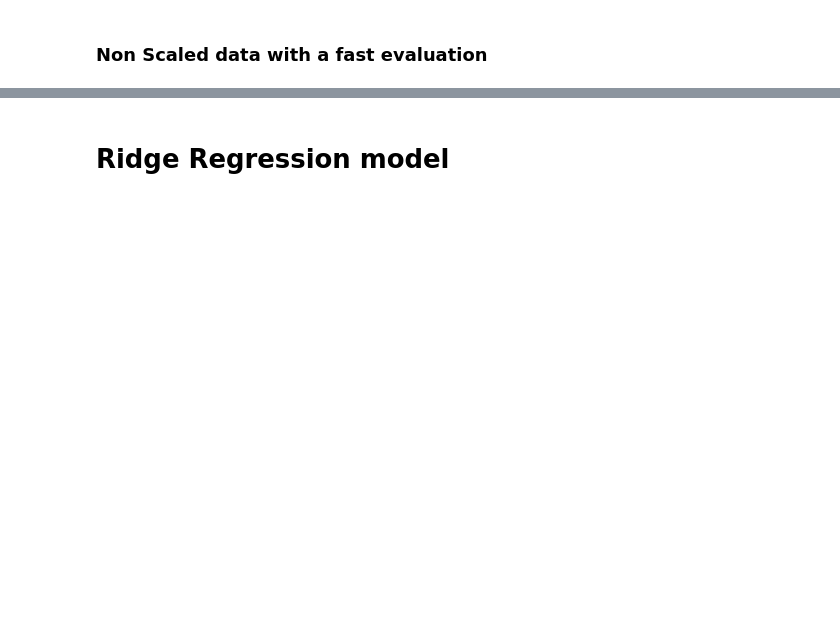
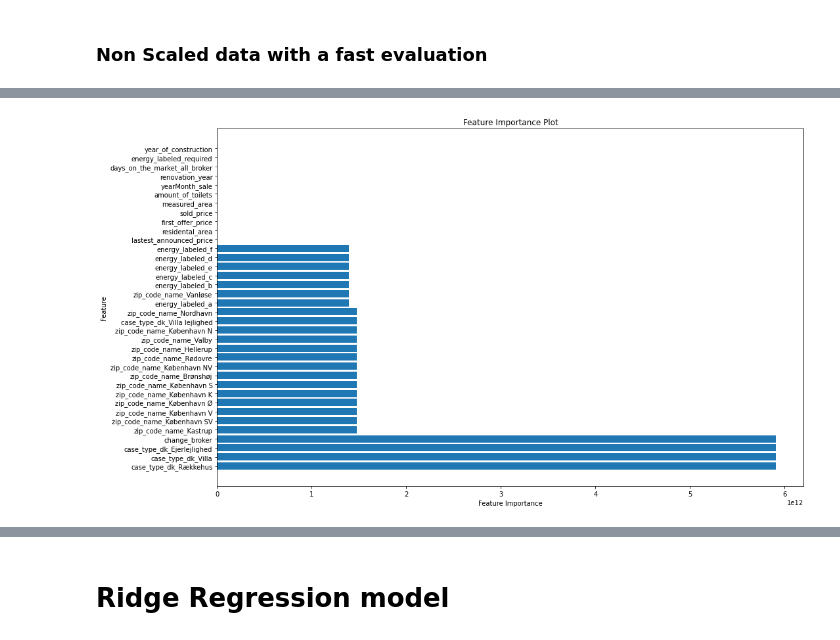
Before and after one commit to FontanaPedro/DBA-Project, a Jupyter notebook: Code_Machine_learning_process.ipynb, the cells around one changed output, grey strips where cells are left out. Saved outputs shown, nothing was run; the diff lists cells and outputs as text; code cells hidden in the pictures; blank space fills up the shorter version.

```diff
--- a/Code_Machine_learning_process.ipynb
+++ b/Code_Machine_learning_process.ipynb
@@ -141,0 +221,30 @@ def print_model_scores(model, X_train, y_train, X_test, y_test):
+# %%
+
+def plot_feature_importance(model, df):
+    # Get feature names from the DataFrame columns
+    feature_names = df.columns.values
+
+    if isinstance(model, RandomForestRegressor):
+        feature_importance = model.feature_importances_
+    elif isinstance(model, LinearRegression):
+        feature_importance = np.abs(model.coef_)
+    elif isinstance(model, MLPRegressor):
+        # Retrieve the sum of squared weights for each feature in the input layer
+        input_weights = np.sum(np.square(model.coefs_[0]), axis=0)
+        feature_importance = input_weights / np.sum(input_weights)  # Normalize the weights
+    else:
+        raise ValueError("Model not supported for feature importance analysis.")
+
+    # Sort feature importance values in descending order
+    sorted_indices = np.argsort(feature_importance)[::-1]
+    sorted_importance = feature_importance[sorted_indices]
+    sorted_names = feature_names[sorted_indices]
+
+    # Create horizontal bar plot
+    plt.figure(figsize=(16, 10))
+    plt.barh(range(len(sorted_importance)), sorted_importance, align='center')
+    plt.yticks(range(len(sorted_importance)), sorted_names)
+    plt.xlabel('Feature Importance')
+    plt.ylabel('Feature')
+    plt.title('Feature Importance Plot')
+    plt.show()
@@ -167,0 +298,6 @@ Linear model intercept (b): -11624262.920
+# %%
+#Plot feature importance for linear regression
+
+plot_feature_importance(linear_reg,df)
+# %% [output]
+[figure, added]
```
Also changed, not shown: parts of 55 cells of this notebook.
